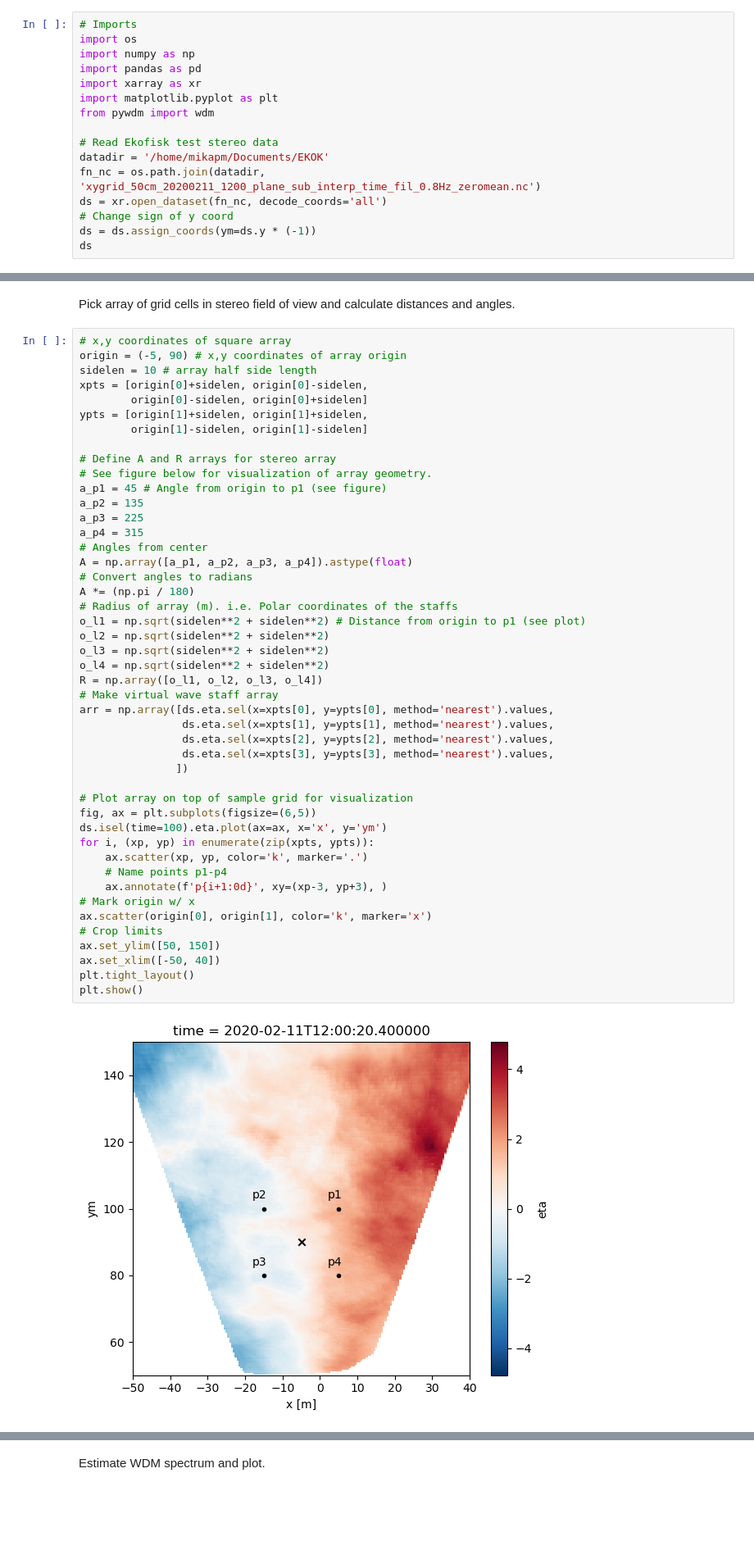
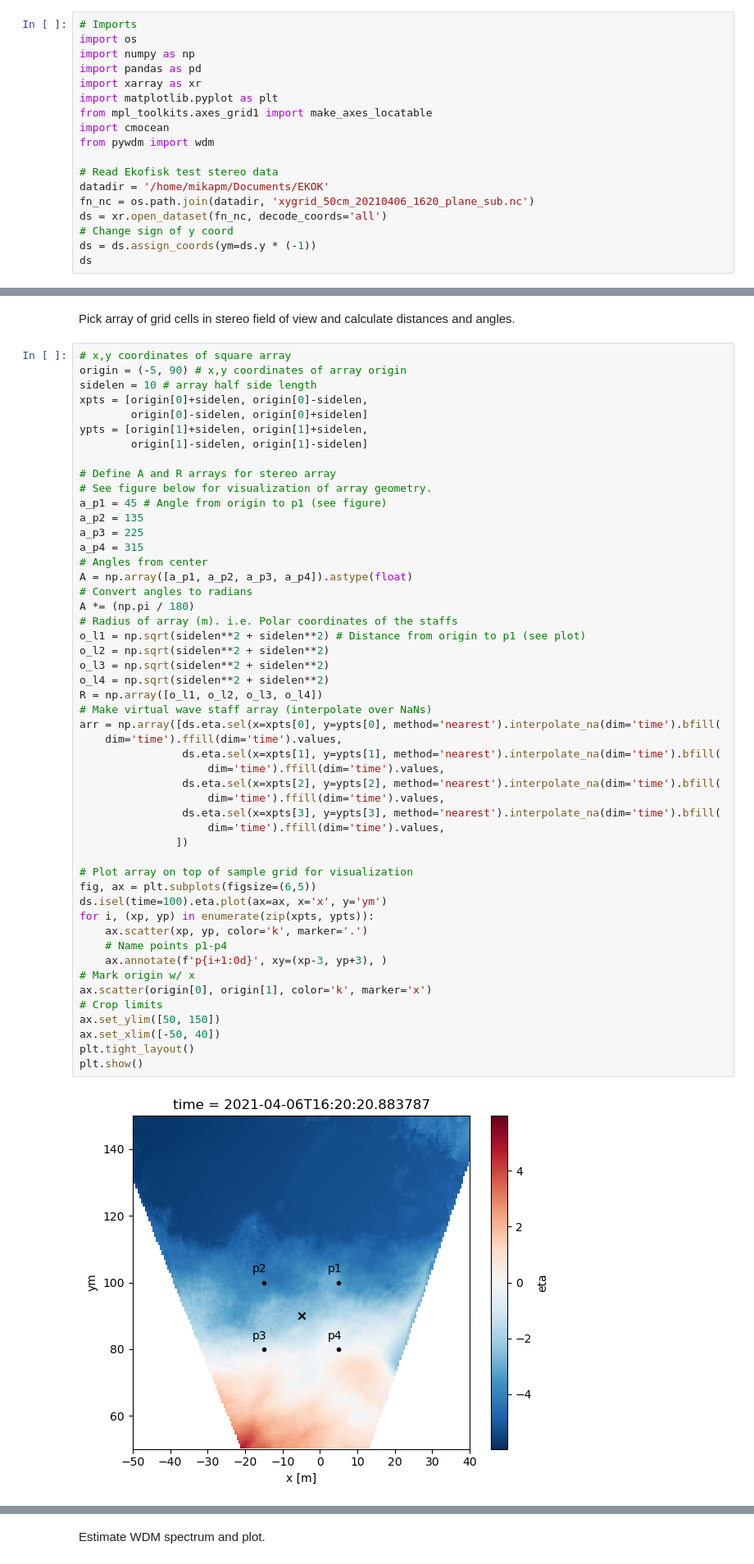
Before and after one commit to mikapm/pywdm, a Jupyter notebook: pywdm/ekok_stereo.ipynb, the cells around one changed output, grey strips where cells are left out. Shown: that part at 82% size. Cells and saved outputs as stored; diff of their text form; blank space fills up the shorter version.

```diff
--- a/pywdm/ekok_stereo.ipynb
+++ b/pywdm/ekok_stereo.ipynb
@@ -8,11 +8,13 @@ import numpy as np
 import pandas as pd
 import xarray as xr
 import matplotlib.pyplot as plt
+from mpl_toolkits.axes_grid1 import make_axes_locatable
+import cmocean
 from pywdm import wdm
 
 # Read Ekofisk test stereo data
 datadir = '/home/mikapm/Documents/EKOK'
-fn_nc = os.path.join(datadir, 'xygrid_50cm_20200211_1200_plane_sub_interp_time_fil_0.8Hz_zeromean.nc')
+fn_nc = os.path.join(datadir, 'xygrid_50cm_20210406_1620_plane_sub.nc')
 ds = xr.open_dataset(fn_nc, decode_coords='all')
 # Change sign of y coord
 ds = ds.assign_coords(ym=ds.y * (-1))
@@ -46,36 +48,40 @@ a_p1 = 45 # Angle from origin to p1 (see figure)
 a_p2 = 135
 a_p3 = 225
 a_p4 = 315
 # Angles from center
 A = np.array([a_p1, a_p2, a_p3, a_p4]).astype(float)
 # Convert angles to radians
 A *= (np.pi / 180)
 # Radius of array (m). i.e. Polar coordinates of the staffs
 o_l1 = np.sqrt(sidelen**2 + sidelen**2) # Distance from origin to p1 (see plot)
 o_l2 = np.sqrt(sidelen**2 + sidelen**2)
 o_l3 = np.sqrt(sidelen**2 + sidelen**2)
 o_l4 = np.sqrt(sidelen**2 + sidelen**2)
 R = np.array([o_l1, o_l2, o_l3, o_l4])
-# Make virtual wave staff array
-arr = np.array([ds.eta.sel(x=xpts[0], y=ypts[0], method='nearest').values,
-                ds.eta.sel(x=xpts[1], y=ypts[1], method='nearest').values,
-                ds.eta.sel(x=xpts[2], y=ypts[2], method='nearest').values,
-                ds.eta.sel(x=xpts[3], y=ypts[3], method='nearest').values,
+# Make virtual wave staff array (interpolate over NaNs)
+arr = np.array([ds.eta.sel(x=xpts[0], y=ypts[0], method='nearest').interpolate_na(dim='time').bfill(
+    dim='time').ffill(dim='time').values,
+                ds.eta.sel(x=xpts[1], y=ypts[1], method='nearest').interpolate_na(dim='time').bfill(
+                    dim='time').ffill(dim='time').values,
+                ds.eta.sel(x=xpts[2], y=ypts[2], method='nearest').interpolate_na(dim='time').bfill(
+                    dim='time').ffill(dim='time').values,
+                ds.eta.sel(x=xpts[3], y=ypts[3], method='nearest').interpolate_na(dim='time').bfill(
+                    dim='time').ffill(dim='time').values,
                ])
 
 # Plot array on top of sample grid for visualization
 fig, ax = plt.subplots(figsize=(6,5))
 ds.isel(time=100).eta.plot(ax=ax, x='x', y='ym')
 for i, (xp, yp) in enumerate(zip(xpts, ypts)):
     ax.scatter(xp, yp, color='k', marker='.')
     # Name points p1-p4
     ax.annotate(f'p{i+1:0d}', xy=(xp-3, yp+3), )
 # Mark origin w/ x
 ax.scatter(origin[0], origin[1], color='k', marker='x')
 # Crop limits
 ax.set_ylim([50, 150])
 ax.set_xlim([-50, 40])
 plt.tight_layout()
 plt.show()
 # %% [output]
-[figure, old version]
+[figure, new version]
```
Also changed, not shown: parts of 7 cells of this notebook.
